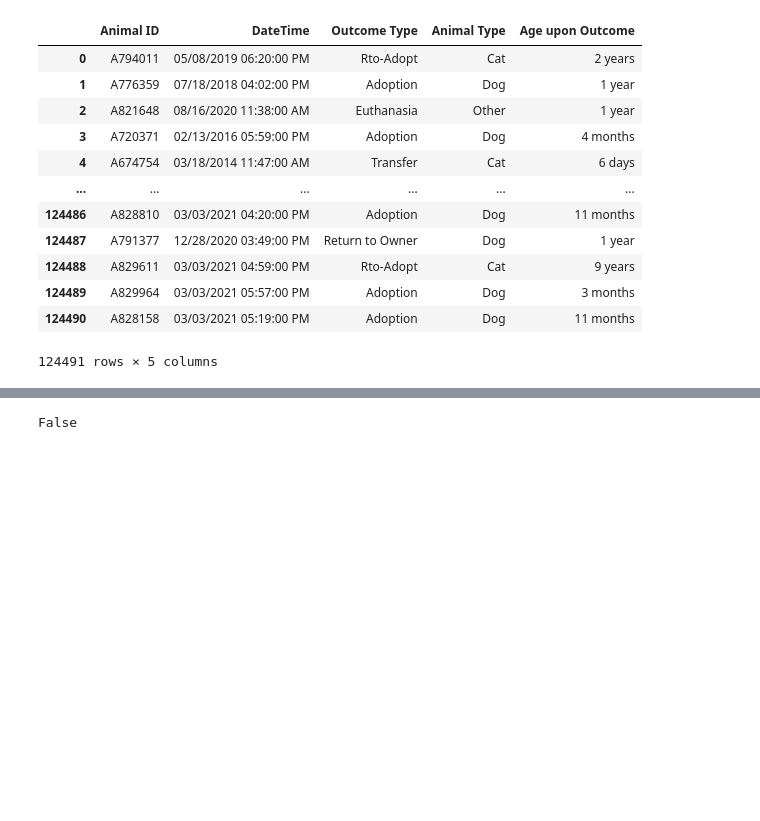
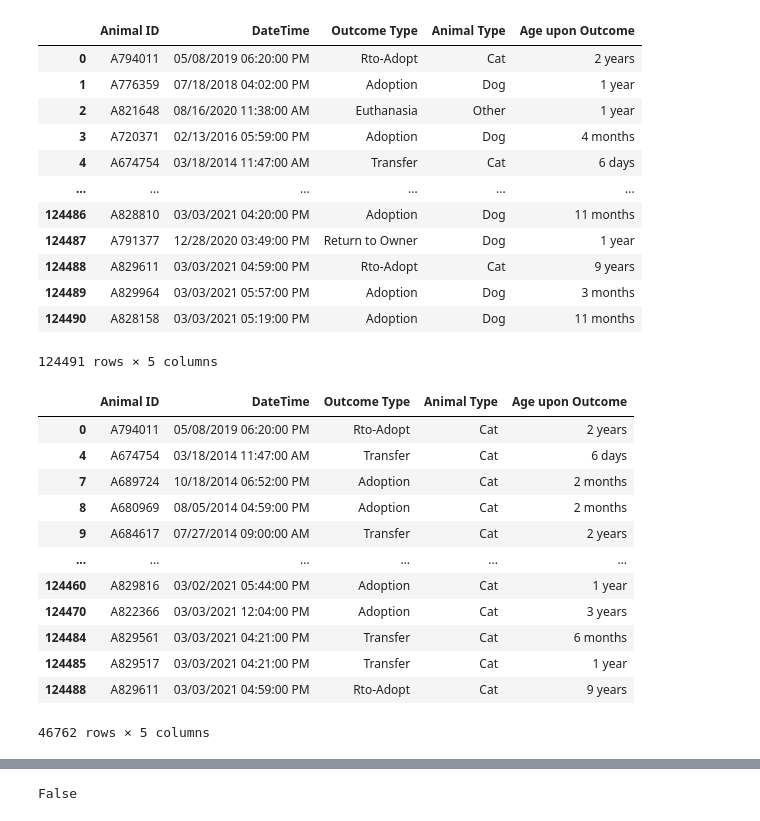
Before and after one commit to amyagnes12/Animal_Shelter_Analysis, a Jupyter notebook: Austin_Animal_Center_Outcomes.ipynb, the cells around one changed output, grey strips where cells are left out. Saved outputs shown, nothing was run; the diff lists cells and outputs as text; code cells hidden in the pictures; blank space fills up the shorter version.

```diff
--- a/Austin_Animal_Center_Outcomes.ipynb
+++ b/Austin_Animal_Center_Outcomes.ipynb
@@ -53,3 +53,21 @@ outcomes_df
 | 124489 | A829964 | 03/03/2021 05:57:00 PM | Adoption | Dog | 3 months |
 | 124490 | A828158 | 03/03/2021 05:19:00 PM | Adoption | Dog | 11 months |
 124491 rows × 5 columns
+# %%
+# Filter for cat
+outcomes_df = outcomes_df.loc[(outcomes_df["Animal Type"] == "Cat")]
+outcomes_df
+# %% [output]
+|  | Animal ID | DateTime | Outcome Type | Animal Type | Age upon Outcome |
+| 0 | A794011 | 05/08/2019 06:20:00 PM | Rto-Adopt | Cat | 2 years |
+| 4 | A674754 | 03/18/2014 11:47:00 AM | Transfer | Cat | 6 days |
+| 7 | A689724 | 10/18/2014 06:52:00 PM | Adoption | Cat | 2 months |
+| 8 | A680969 | 08/05/2014 04:59:00 PM | Adoption | Cat | 2 months |
+| 9 | A684617 | 07/27/2014 09:00:00 AM | Transfer | Cat | 2 years |
+| ... | ... | ... | ... | ... | ... |
+| 124460 | A829816 | 03/02/2021 05:44:00 PM | Adoption | Cat | 1 year |
+| 124470 | A822366 | 03/03/2021 12:04:00 PM | Adoption | Cat | 3 years |
+| 124484 | A829561 | 03/03/2021 04:21:00 PM | Transfer | Cat | 6 months |
+| 124485 | A829517 | 03/03/2021 04:21:00 PM | Transfer | Cat | 1 year |
+| 124488 | A829611 | 03/03/2021 04:59:00 PM | Rto-Adopt | Cat | 9 years |
+46762 rows × 5 columns
```
Also changed, not shown: parts of 12 cells of this notebook, 9 other files.
